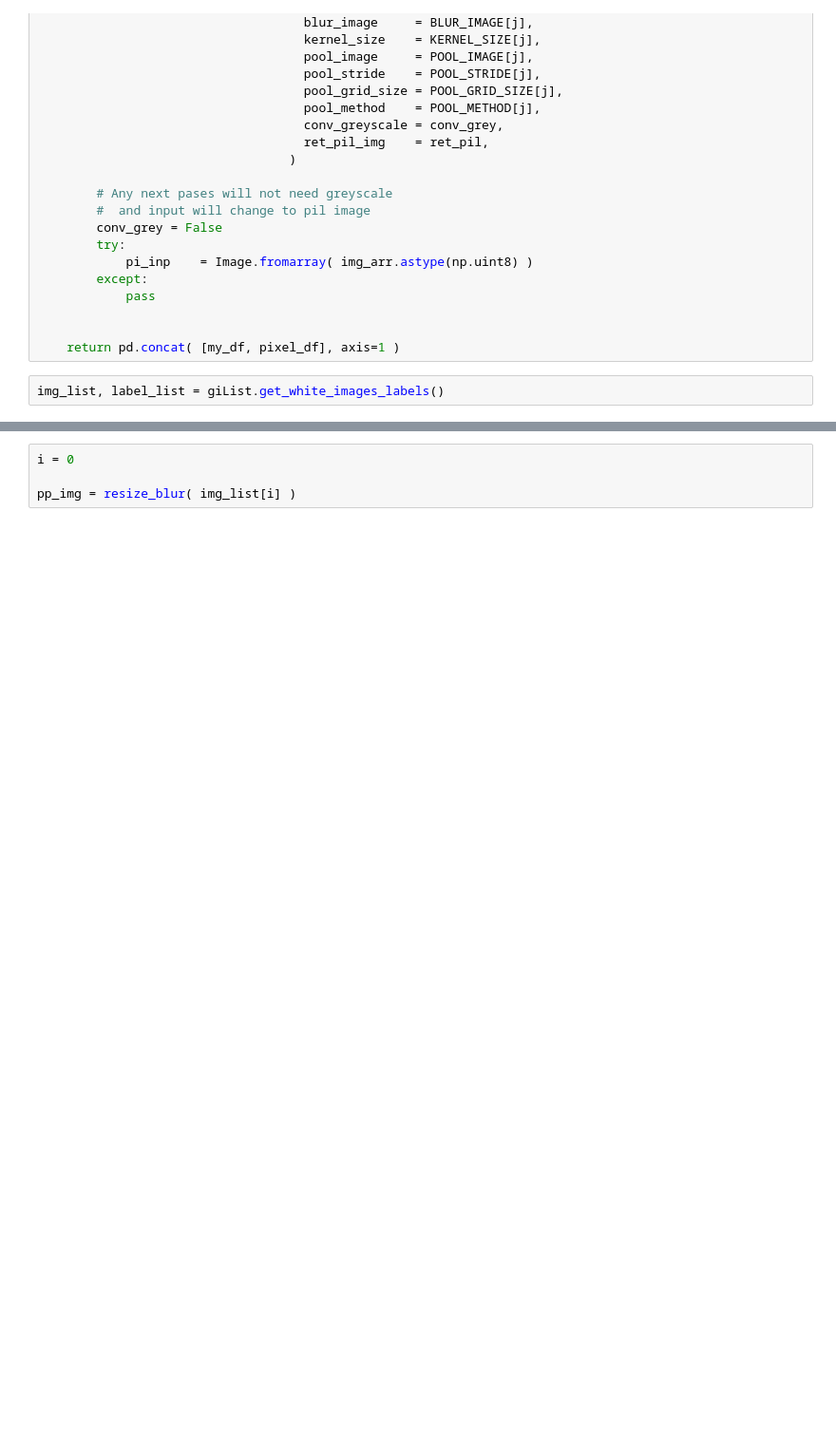
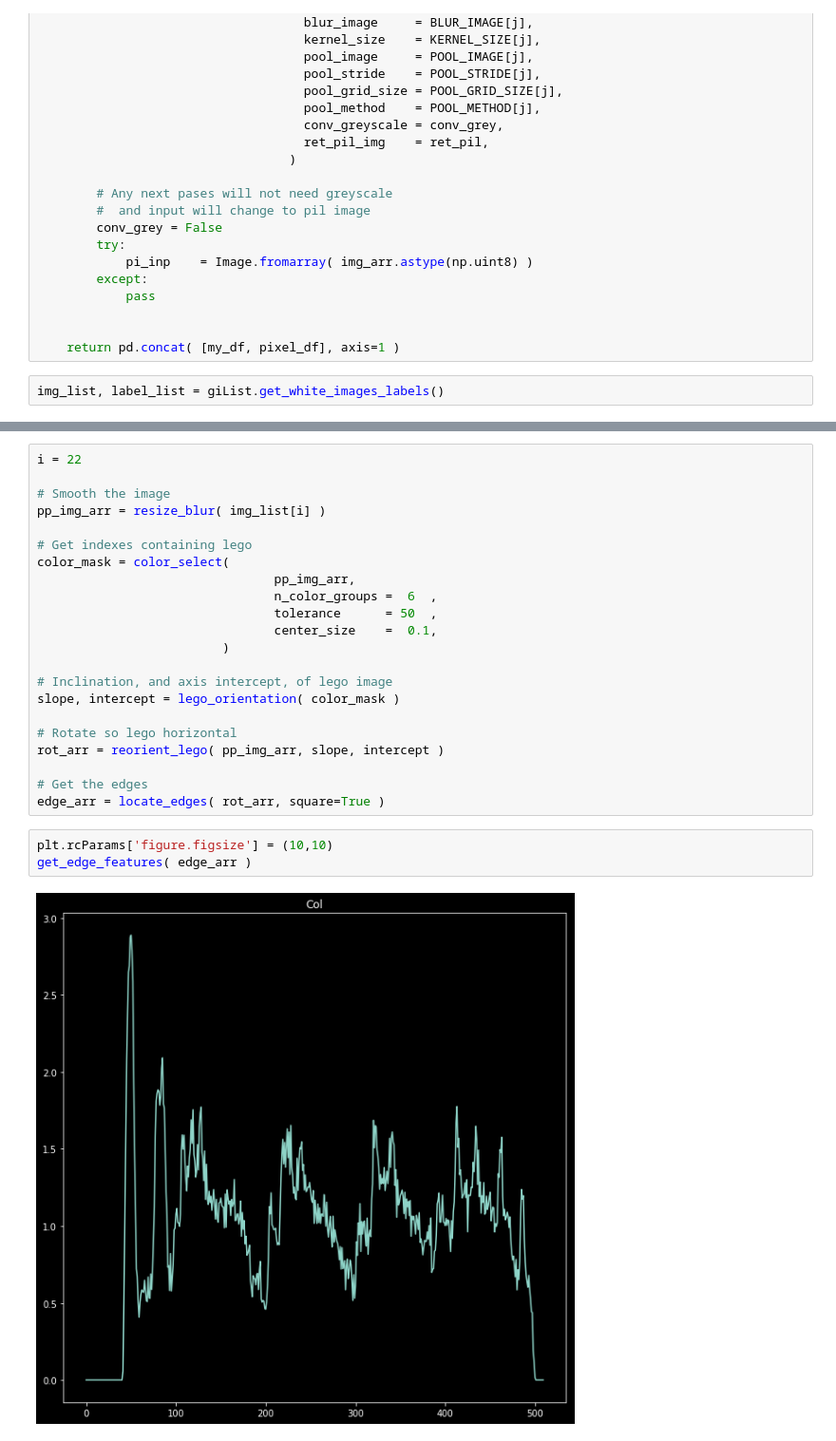
Before and after one commit to markertsean/lego_recognition, a Jupyter notebook: classification/build_classification.ipynb, the cells around one changed output, grey strips where cells are left out. Shown: that part at 95% size. Saved outputs shown, nothing was run; the diff lists cells and outputs as text; blank space fills up the shorter version.

```diff
--- a/classification/build_classification.ipynb
+++ b/classification/build_classification.ipynb
@@ -226,4 +427,27 @@ def resize_blur(
-# %%
-i = 0
-
-pp_img = resize_blur( img_list[i] )
+# %%
+i = 22
+
+# Smooth the image
+pp_img_arr = resize_blur( img_list[i] )
+
+# Get indexes containing lego
+color_mask = color_select(
+                                pp_img_arr,
+                                n_color_groups =  6  ,
+                                tolerance      = 50  ,
+                                center_size    =  0.1,
+                         )
+
+# Inclination, and axis intercept, of lego image
+slope, intercept = lego_orientation( color_mask )
+
+# Rotate so lego horizontal
+rot_arr = reorient_lego( pp_img_arr, slope, intercept )
+
+# Get the edges
+edge_arr = locate_edges( rot_arr, square=True )
+# %%
+plt.rcParams['figure.figsize'] = (10,10)
+get_edge_features( edge_arr )
+# %% [output]
+[figure, added]
```
Also changed, not shown: parts of 9 cells of this notebook.
